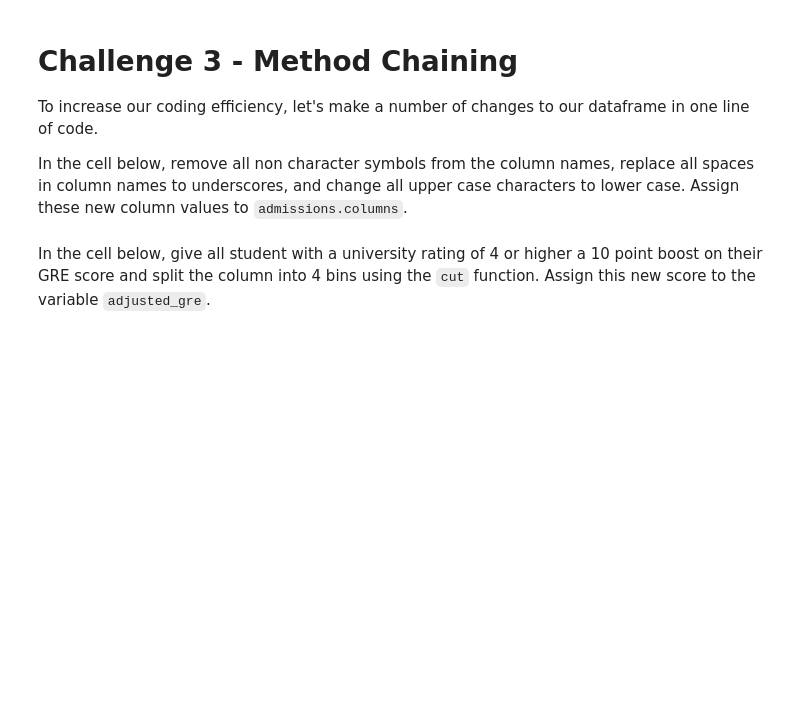
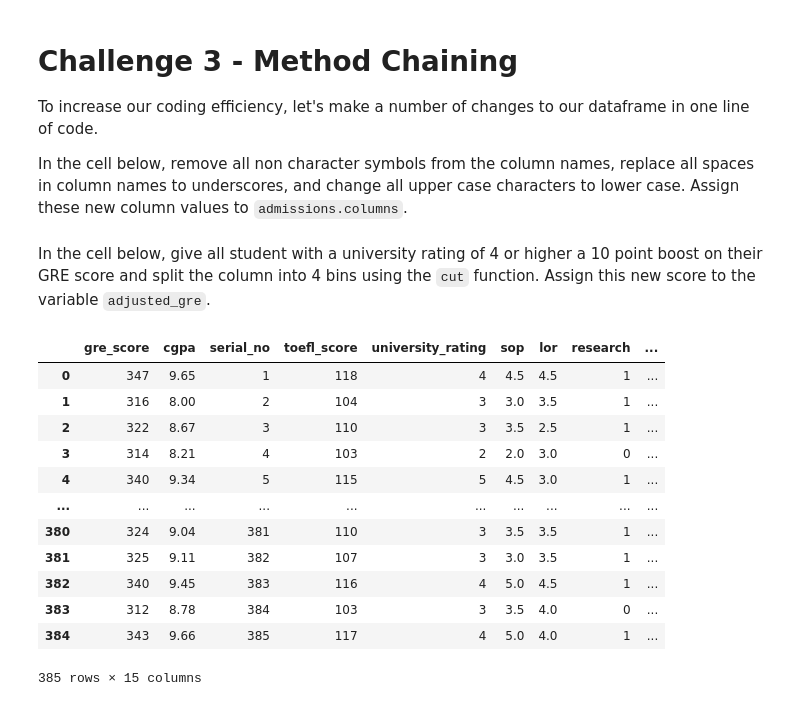
Before and after one commit to abarrasa/dataptmad1121_labs, a Jupyter notebook: module-2/advanced-pandas/your-code/main.ipynb, the cells around one changed output. Cells and saved outputs as stored; diff of their text form; code cells hidden in the pictures; blank space fills up the shorter version.

```diff
--- a/module-2/advanced-pandas/your-code/main.ipynb
+++ b/module-2/advanced-pandas/your-code/main.ipynb
@@ -220,4 +205,6 @@ admissions['deciding_column'] = admissions.lookup(admissions.index, decision_cho
 Create a column called `decision` in the `admissions` dataframe. Assign 1 to this column if the value of `deciding_column` is greater than 0.8 and 0 otherwise.
 # %%
 # your code here
-admissions['decision'] =
+bins = [-10,0.8,10]
+admissions['decision'] = pd.cut(admissions['deciding_column'], bins, labels=[0, 1])
+admissions
@@ -236,2 +239,8 @@ In the cell below, remove all non character symbols from the column names, repla
+# %%
+# your code here
+def clean(name_col):
+    return re.sub("\!|\'|\?|\.","",name_col).replace(" ", "_").lower()
+# %%
+admissions.columns = list(map(clean,admissions.columns))
 # %% [markdown]
 In the cell below, give all student with a university rating of 4 or higher a 10 point boost on their GRE score and split the column into 4 bins using the `cut` function. Assign this new score to the variable `adjusted_gre`.
@@ -239,0 +247,19 @@ In the cell below, give all student with a university rating of 4 or higher a 10
+# %%
+admissions['gre_score'] = np.where(admissions['university_rating']<4,admissions['gre_score'], admissions['gre_score']+10)
+# %%
+admissions['adjusted_gre']=pd.cut(admissions['gre_score'], 4)
+admissions
+# %% [output]
+|  | gre_score | cgpa | serial_no | toefl_score | university_rating | sop | lor | research | ... |
+| 0 | 347 | 9.65 | 1 | 118 | 4 | 4.5 | 4.5 | 1 | ... |
+| 1 | 316 | 8.00 | 2 | 104 | 3 | 3.0 | 3.5 | 1 | ... |
+| 2 | 322 | 8.67 | 3 | 110 | 3 | 3.5 | 2.5 | 1 | ... |
+| 3 | 314 | 8.21 | 4 | 103 | 2 | 2.0 | 3.0 | 0 | ... |
+| 4 | 340 | 9.34 | 5 | 115 | 5 | 4.5 | 3.0 | 1 | ... |
+| ... | ... | ... | ... | ... | ... | ... | ... | ... | ... |
+| 380 | 324 | 9.04 | 381 | 110 | 3 | 3.5 | 3.5 | 1 | ... |
+| 381 | 325 | 9.11 | 382 | 107 | 3 | 3.0 | 3.5 | 1 | ... |
+| 382 | 340 | 9.45 | 383 | 116 | 4 | 5.0 | 4.5 | 1 | ... |
+| 383 | 312 | 8.78 | 384 | 103 | 3 | 3.5 | 4.0 | 0 | ... |
+| 384 | 343 | 9.66 | 385 | 117 | 4 | 5.0 | 4.0 | 1 | ... |
+385 rows × 15 columns
```
Also changed, not shown: parts of 6 cells of this notebook, 2 other files.
